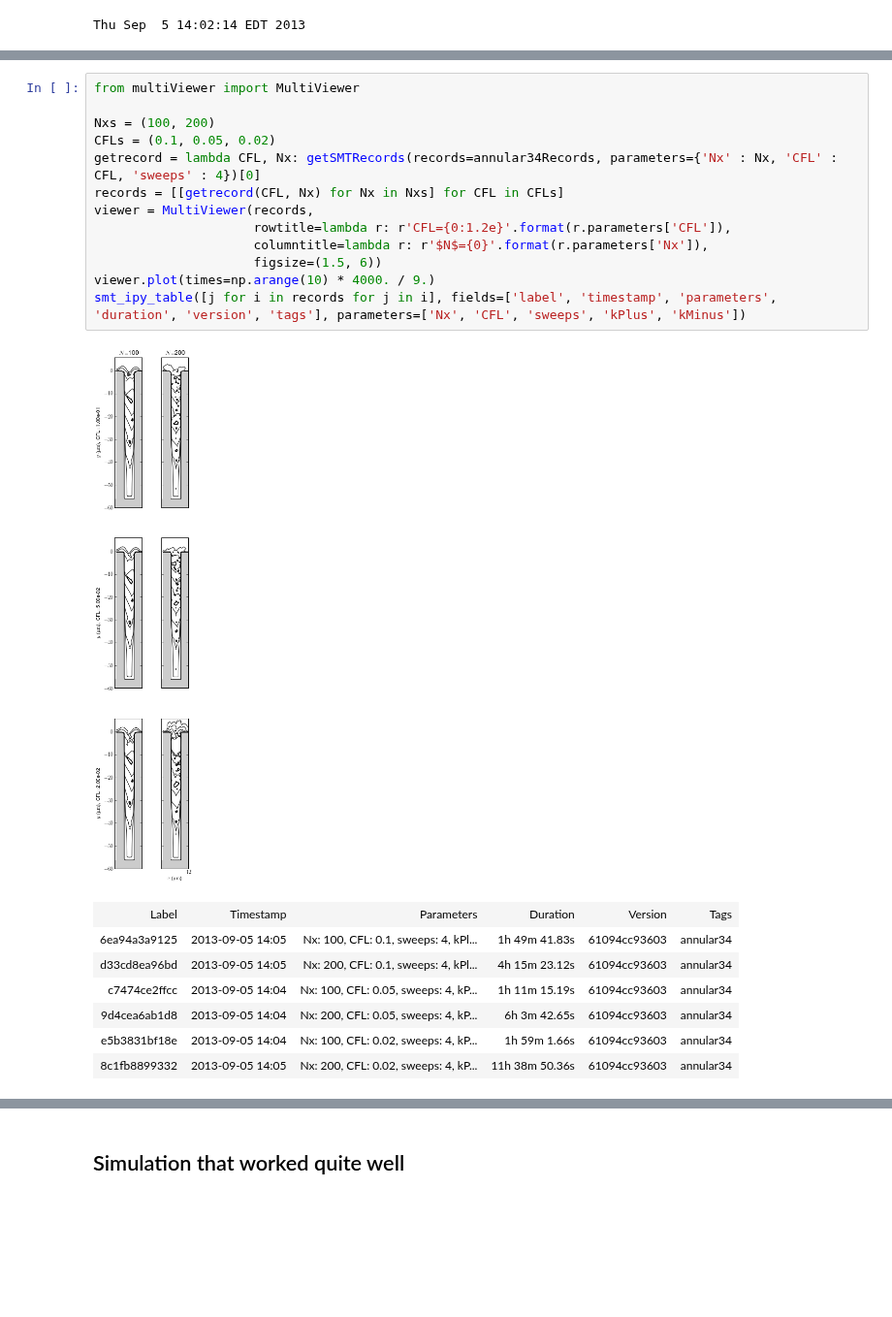
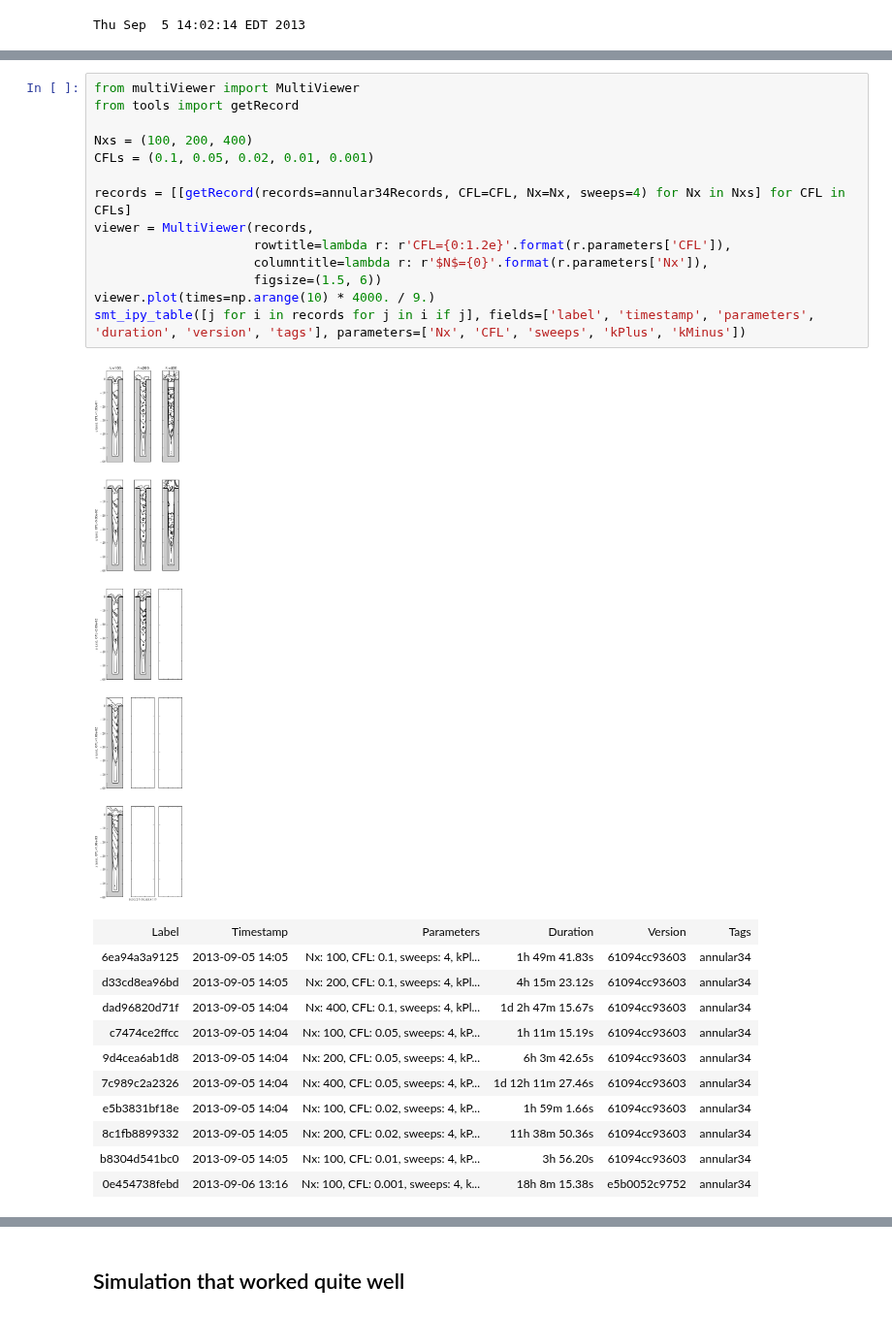
Before and after one commit to wd15/extremefill2D, a Jupyter notebook: annular7.ipynb, the cells around one changed output, grey strips where cells are left out. Shown at 97% size. Saved outputs shown, nothing was run; the diff lists cells and outputs as text; blank space fills up the shorter version.

```diff
--- a/annular7.ipynb
+++ b/annular7.ipynb
@@ -104,25 +104,30 @@ Created Django record store using PostgreSQL
 | 72a6a88a0b6b | 2013-09-05 14:04 | CFL: 0.1, sweeps: 8, Nx: 200 | 8h 57m 5.34s | 61094cc93603 | annular34 |
 # %%
 from multiViewer import MultiViewer
+from tools import getRecord
 
-Nxs = (100, 200)
-CFLs = (0.1, 0.05, 0.02)
-getrecord = lambda CFL, Nx: getSMTRecords(records=annular34Records, parameters={'Nx' : Nx, 'CFL' : CFL, 'sweeps' : 4})[0]
-records = [[getrecord(CFL, Nx) for Nx in Nxs] for CFL in CFLs]
+Nxs = (100, 200, 400)
+CFLs = (0.1, 0.05, 0.02, 0.01, 0.001)
+
+records = [[getRecord(records=annular34Records, CFL=CFL, Nx=Nx, sweeps=4) for Nx in Nxs] for CFL in CFLs]
 viewer = MultiViewer(records,
                      rowtitle=lambda r: r'CFL={0:1.2e}'.format(r.parameters['CFL']),
                      columntitle=lambda r: r'$N$={0}'.format(r.parameters['Nx']),
                      figsize=(1.5, 6))
 viewer.plot(times=np.arange(10) * 4000. / 9.)
-smt_ipy_table([j for i in records for j in i], fields=['label', 'timestamp', 'parameters', 'duration', 'version', 'tags'], parameters=['Nx', 'CFL', 'sweeps', 'kPlus', 'kMinus'])
+smt_ipy_table([j for i in records for j in i if j], fields=['label', 'timestamp', 'parameters', 'duration', 'version', 'tags'], parameters=['Nx', 'CFL', 'sweeps', 'kPlus', 'kMinus'])
 # %% [output]
-[figure, old version]
+[figure, new version]
 | Label | Timestamp | Parameters | Duration | Version | Tags |
 | 6ea94a3a9125 | 2013-09-05 14:05 | Nx: 100, CFL: 0.1, sweeps: 4, kPl... | 1h 49m 41.83s | 61094cc93603 | annular34 |
 | d33cd8ea96bd | 2013-09-05 14:05 | Nx: 200, CFL: 0.1, sweeps: 4, kPl... | 4h 15m 23.12s | 61094cc93603 | annular34 |
+| dad96820d71f | 2013-09-05 14:04 | Nx: 400, CFL: 0.1, sweeps: 4, kPl... | 1d 2h 47m 15.67s | 61094cc93603 | annular34 |
 | c7474ce2ffcc | 2013-09-05 14:04 | Nx: 100, CFL: 0.05, sweeps: 4, kP... | 1h 11m 15.19s | 61094cc93603 | annular34 |
 | 9d4cea6ab1d8 | 2013-09-05 14:04 | Nx: 200, CFL: 0.05, sweeps: 4, kP... | 6h 3m 42.65s | 61094cc93603 | annular34 |
+| 7c989c2a2326 | 2013-09-05 14:04 | Nx: 400, CFL: 0.05, sweeps: 4, kP... | 1d 12h 11m 27.46s | 61094cc93603 | annular34 |
 | e5b3831bf18e | 2013-09-05 14:04 | Nx: 100, CFL: 0.02, sweeps: 4, kP... | 1h 59m 1.66s | 61094cc93603 | annular34 |
 | 8c1fb8899332 | 2013-09-05 14:05 | Nx: 200, CFL: 0.02, sweeps: 4, kP... | 11h 38m 50.36s | 61094cc93603 | annular34 |
+| b8304d541bc0 | 2013-09-05 14:05 | Nx: 100, CFL: 0.01, sweeps: 4, kP... | 3h 56.20s | 61094cc93603 | annular34 |
+| 0e454738febd | 2013-09-06 13:16 | Nx: 100, CFL: 0.001, sweeps: 4, k... | 18h 8m 15.38s | e5b0052c9752 | annular34 |
 # %%
 from multiViewer import MultiViewer
```
Also changed, not shown: parts of 12 cells of this notebook.
